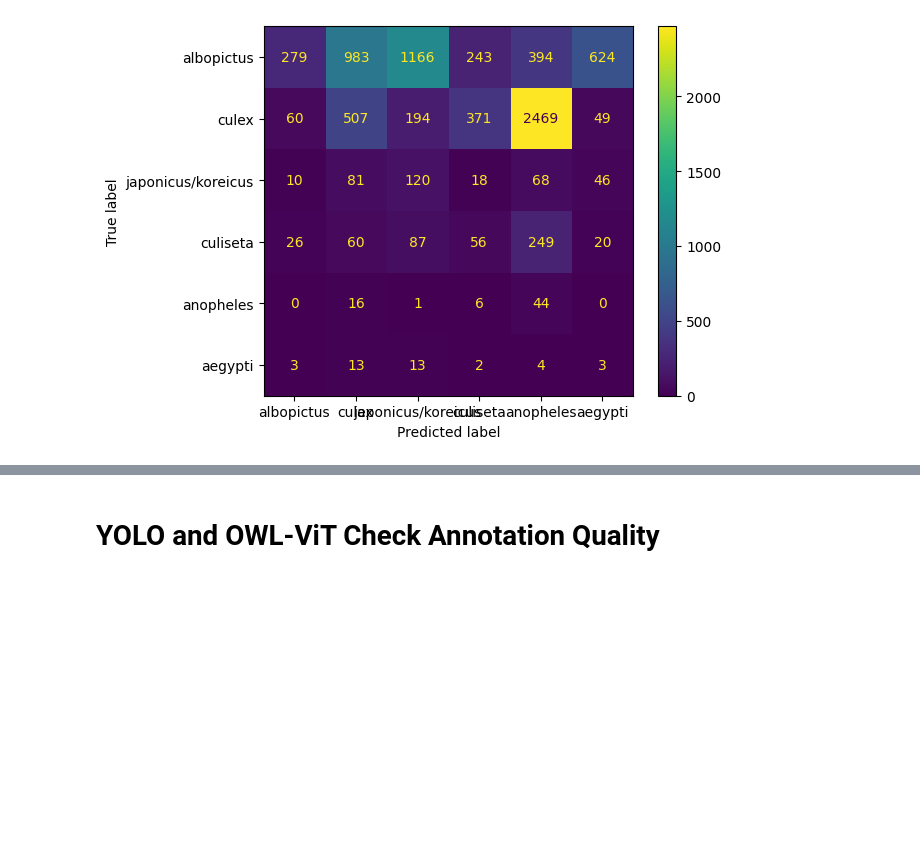
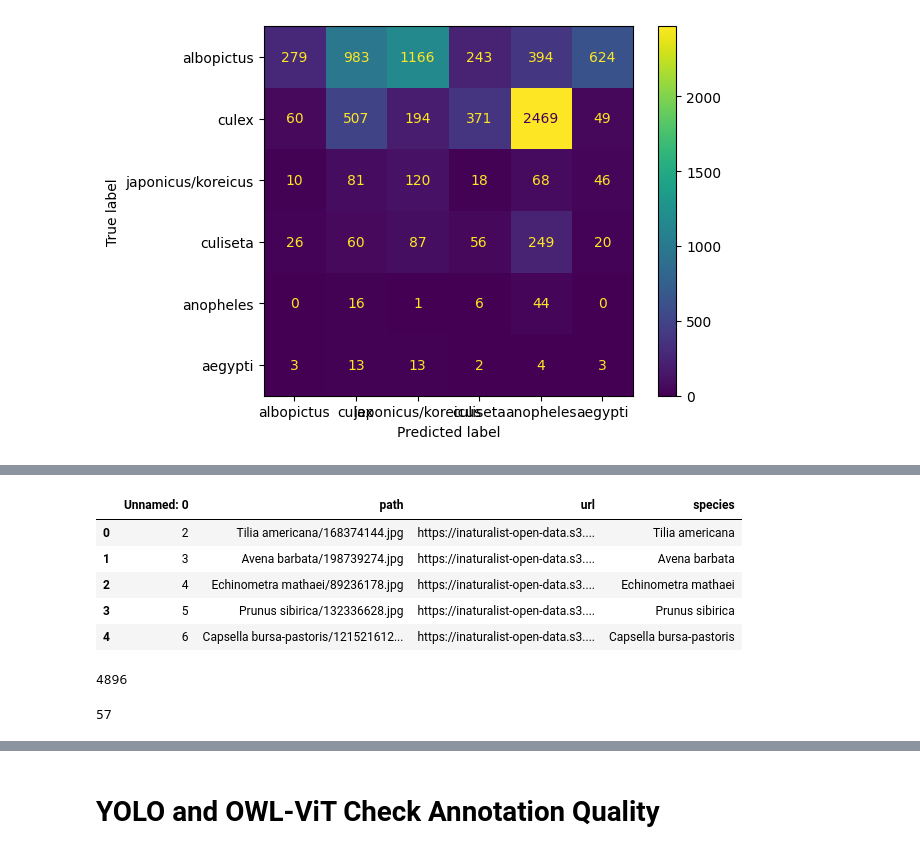
Before and after one commit to HCA97/Mosquito-Classifiction, a Jupyter notebook: test_annotations.ipynb, the cells around one changed output, grey strips where cells are left out. Saved outputs shown, nothing was run; the diff lists cells and outputs as text; code cells hidden in the pictures; blank space fills up the shorter version.

```diff
--- a/test_annotations.ipynb
+++ b/test_annotations.ipynb
@@ -467,0 +592,19 @@ f1_score(t_t, t_p, average='macro')
+# %%
+df = pd.read_csv('inat_images.csv')
+# %%
+df.head()
+# %% [output]
+|  | Unnamed: 0 | path | url | species |
+| 0 | 2 | Tilia americana/168374144.jpg | https://inaturalist-open-data.s3.... | Tilia americana |
+| 1 | 3 | Avena barbata/198739274.jpg | https://inaturalist-open-data.s3.... | Avena barbata |
+| 2 | 4 | Echinometra mathaei/89236178.jpg | https://inaturalist-open-data.s3.... | Echinometra mathaei |
+| 3 | 5 | Prunus sibirica/132336628.jpg | https://inaturalist-open-data.s3.... | Prunus sibirica |
+| 4 | 6 | Capsella bursa-pastoris/121521612... | https://inaturalist-open-data.s3.... | Capsella bursa-pastoris |
+# %%
+len(df[df['species'] == "Aedes aegypti"])
+# %% [output]
+4896
+# %%
+len(df[df['species'] == "Culex"])
+# %% [output]
+57
```
Also changed, not shown: parts of 28 cells of this notebook, 11 other files.
